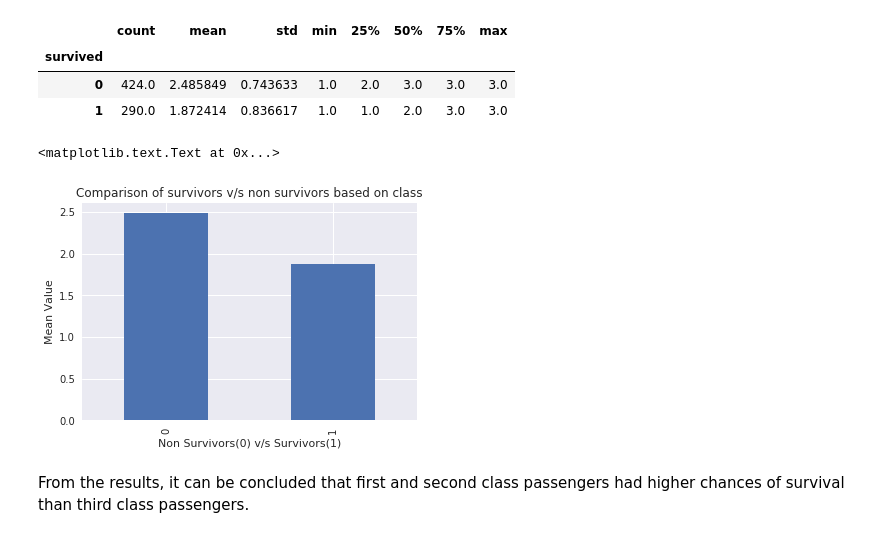
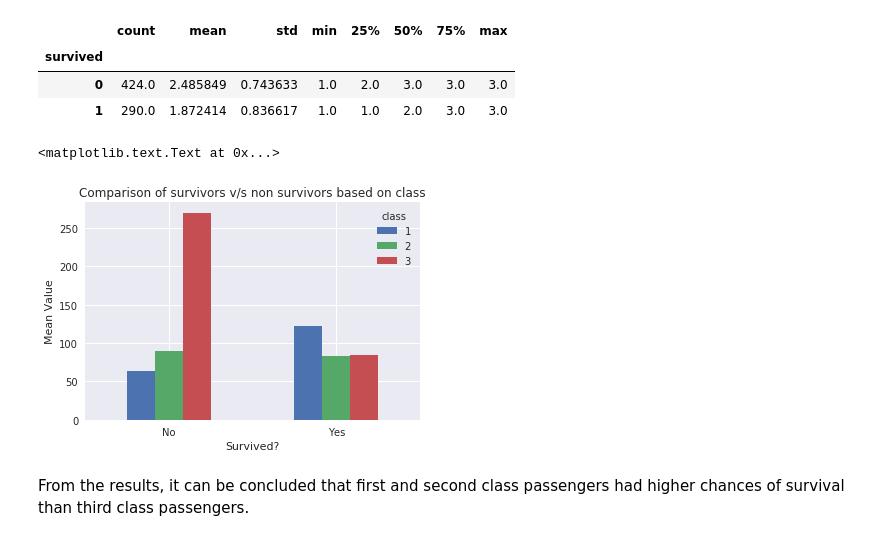
Before and after one commit to aliasm2k/titanic, a Jupyter notebook: titanic.ipynb, the cells around one changed output. Cells and saved outputs as stored; diff of their text form; code cells hidden in the pictures.

Commit message:
Update class based bar chart based on suggestion

```diff
--- a/titanic.ipynb
+++ b/titanic.ipynb
@@ -125,16 +125,17 @@ survivors.describe()
 # %%
 %matplotlib inline
 import matplotlib.pyplot as plt
 import seaborn as sns
 
-survivors = survivors.mean()
+survivors = pd.crosstab(titanic_df['survived'], titanic_df['class'])
 survivors.plot(kind='bar')
-plt.xlabel('Non Survivors(0) v/s Survivors(1)')
+plt.xlabel('Survived?')
+plt.xticks([0, 1], ['No', 'Yes'], rotation=0)
 plt.ylabel('Mean Value')
 plt.title('Comparison of survivors v/s non survivors based on class')
 # %% [output]
 <matplotlib.text.Text at 0x...>
-[figure, old version]
+[figure, new version]
 # %% [markdown]
 From the results, it can be concluded that first and second class passengers had higher chances of survival than third class passengers.
 # %% [markdown]
```
Also changed, not shown: parts of 1 cell of this notebook.
